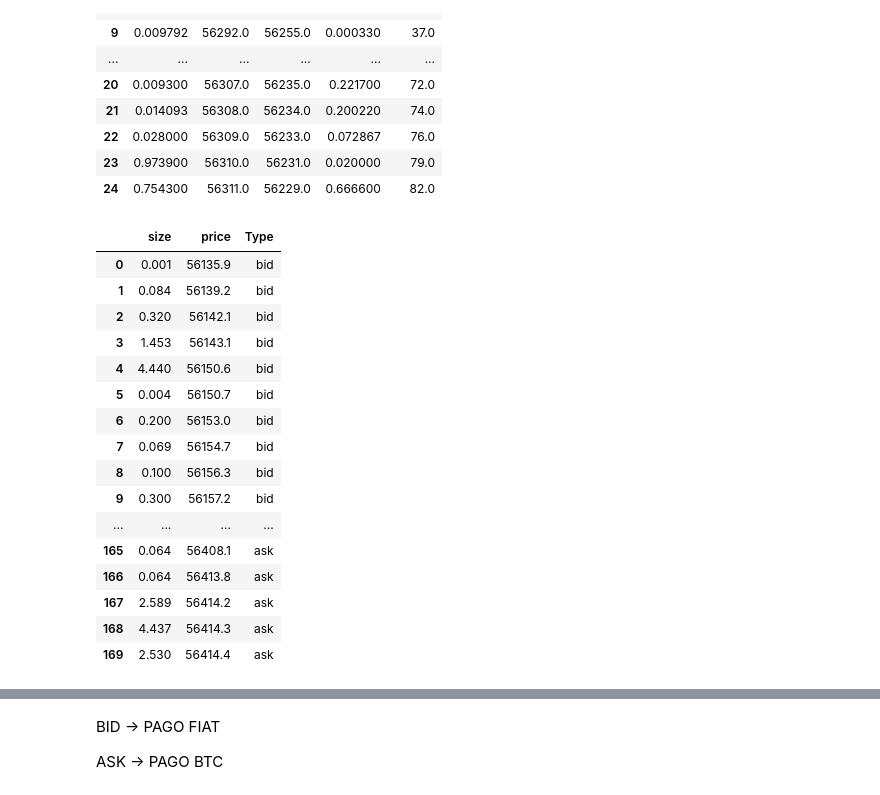
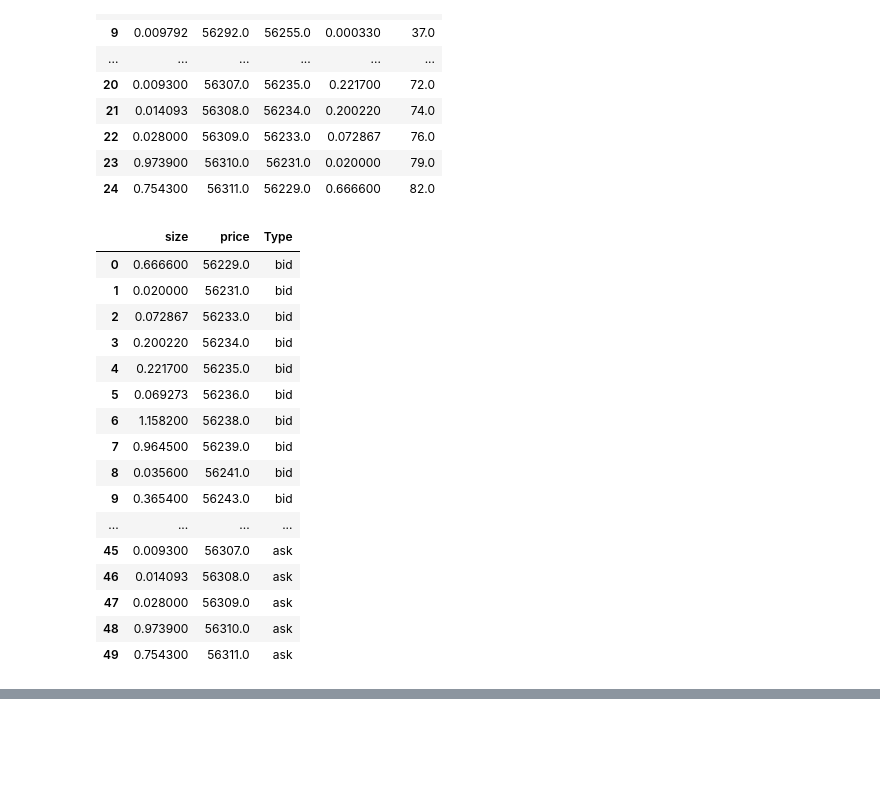
Before and after one commit to douglasparism/XEMM, a Jupyter notebook: NB_DP.ipynb, the cells around one changed output, grey strips where cells are left out. Saved outputs shown, nothing was run; the diff lists cells and outputs as text; code cells hidden in the pictures; blank space fills up the shorter version.

```diff
--- a/NB_DP.ipynb
+++ b/NB_DP.ipynb
@@ -169,29 +169,25 @@ ex_O_final.reset_index(inplace=True, drop=True)
 fiat = 1000000 #1M EUR
 inven = 100 #100BTC
 # %%
-ex_O_final
+display(ex_D_final)
 # %% [output]
 |  | size | price | Type |
-| 0 | 0.001 | 56135.9 | bid |
-| 1 | 0.084 | 56139.2 | bid |
-| 2 | 0.320 | 56142.1 | bid |
-| 3 | 1.453 | 56143.1 | bid |
-| 4 | 4.440 | 56150.6 | bid |
-| 5 | 0.004 | 56150.7 | bid |
-| 6 | 0.200 | 56153.0 | bid |
-| 7 | 0.069 | 56154.7 | bid |
-| 8 | 0.100 | 56156.3 | bid |
-| 9 | 0.300 | 56157.2 | bid |
+| 0 | 0.666600 | 56229.0 | bid |
+| 1 | 0.020000 | 56231.0 | bid |
+| 2 | 0.072867 | 56233.0 | bid |
+| 3 | 0.200220 | 56234.0 | bid |
+| 4 | 0.221700 | 56235.0 | bid |
+| 5 | 0.069273 | 56236.0 | bid |
+| 6 | 1.158200 | 56238.0 | bid |
+| 7 | 0.964500 | 56239.0 | bid |
+| 8 | 0.035600 | 56241.0 | bid |
+| 9 | 0.365400 | 56243.0 | bid |
 | ... | ... | ... | ... |
-| 165 | 0.064 | 56408.1 | ask |
-| 166 | 0.064 | 56413.8 | ask |
-| 167 | 2.589 | 56414.2 | ask |
-| 168 | 4.437 | 56414.3 | ask |
-| 169 | 2.530 | 56414.4 | ask |
+| 45 | 0.009300 | 56307.0 | ask |
+| 46 | 0.014093 | 56308.0 | ask |
+| 47 | 0.028000 | 56309.0 | ask |
+| 48 | 0.973900 | 56310.0 | ask |
+| 49 | 0.754300 | 56311.0 | ask |
 # %% [markdown]
 ![image.png](attachment:image.png)
-# %% [markdown]
-BID -> PAGO FIAT
-
-ASK -> PAGO BTC
 # %%
```
Also changed, not shown: parts of 10 cells of this notebook, 1 other file.
